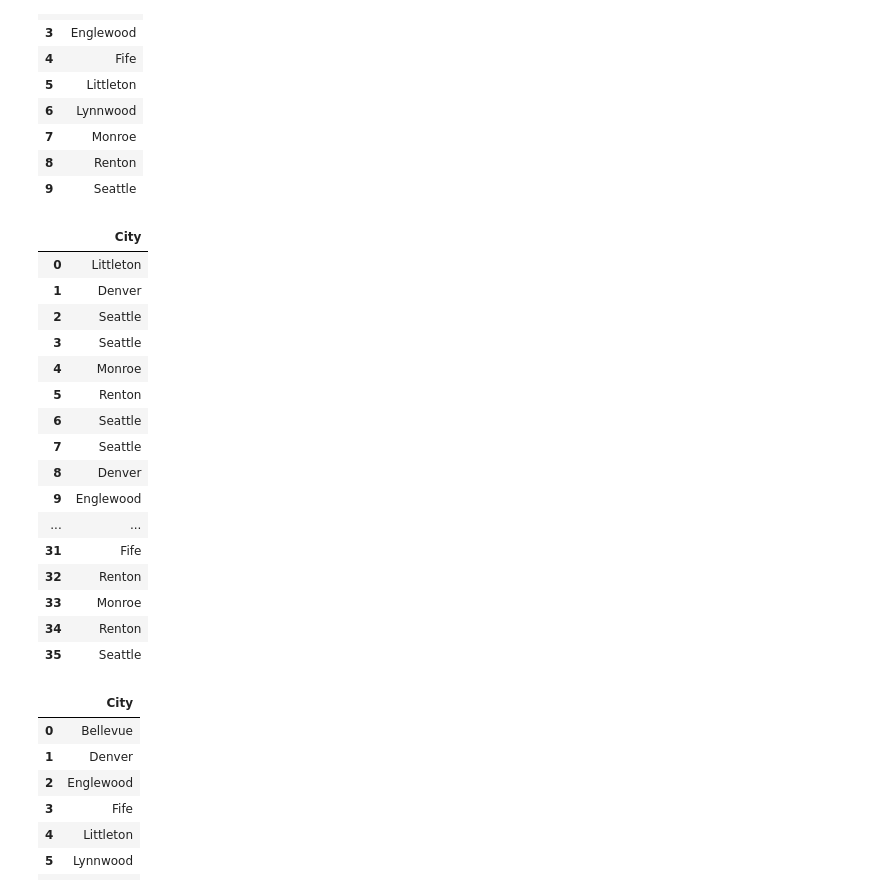
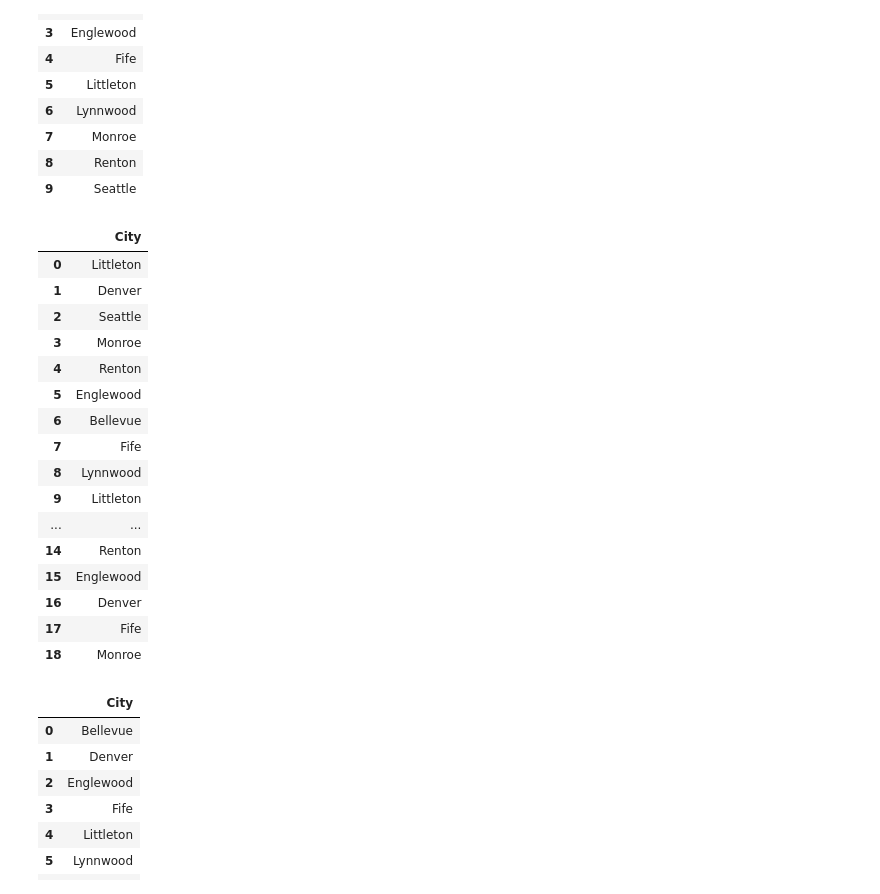
Before and after one commit to ogut77/BA, a Jupyter notebook: SingleTableAns.ipynb, the cells around one changed output. Drawn from its saved outputs; the diff is of its cells as text; code cells hidden in the pictures.

```diff
--- a/SingleTableAns.ipynb
+++ b/SingleTableAns.ipynb
@@ -933,29 +965,35 @@ Q34
 # %%
 #Query 35-Combine all cities in customer and order address.
 #Include duplicates record as well
 txt='''
+Select Distinct CustCity As City
+From Customer
+Union All
+Select Distinct OrdCity
+From OrderTbl
+
 
 '''
 Q35=  psql.sqldf(txt)
 Q35
 # %% [output]
 |  | City |
 | 0 | Littleton |
 | 1 | Denver |
 | 2 | Seattle |
-| 3 | Seattle |
-| 4 | Monroe |
-| 5 | Renton |
-| 6 | Seattle |
-| 7 | Seattle |
-| 8 | Denver |
-| 9 | Englewood |
+| 3 | Monroe |
+| 4 | Renton |
+| 5 | Englewood |
+| 6 | Bellevue |
+| 7 | Fife |
+| 8 | Lynnwood |
+| 9 | Littleton |
 | ... | ... |
-| 31 | Fife |
-| 32 | Renton |
-| 33 | Monroe |
-| 34 | Renton |
-| 35 | Seattle |
+| 14 | Renton |
+| 15 | Englewood |
+| 16 | Denver |
+| 17 | Fife |
+| 18 | Monroe |
 # %%
 #Query 36-Combine all cities appeared in both customer and order addresses.
 txt='''
```
Also changed, not shown: parts of 17 cells of this notebook.
